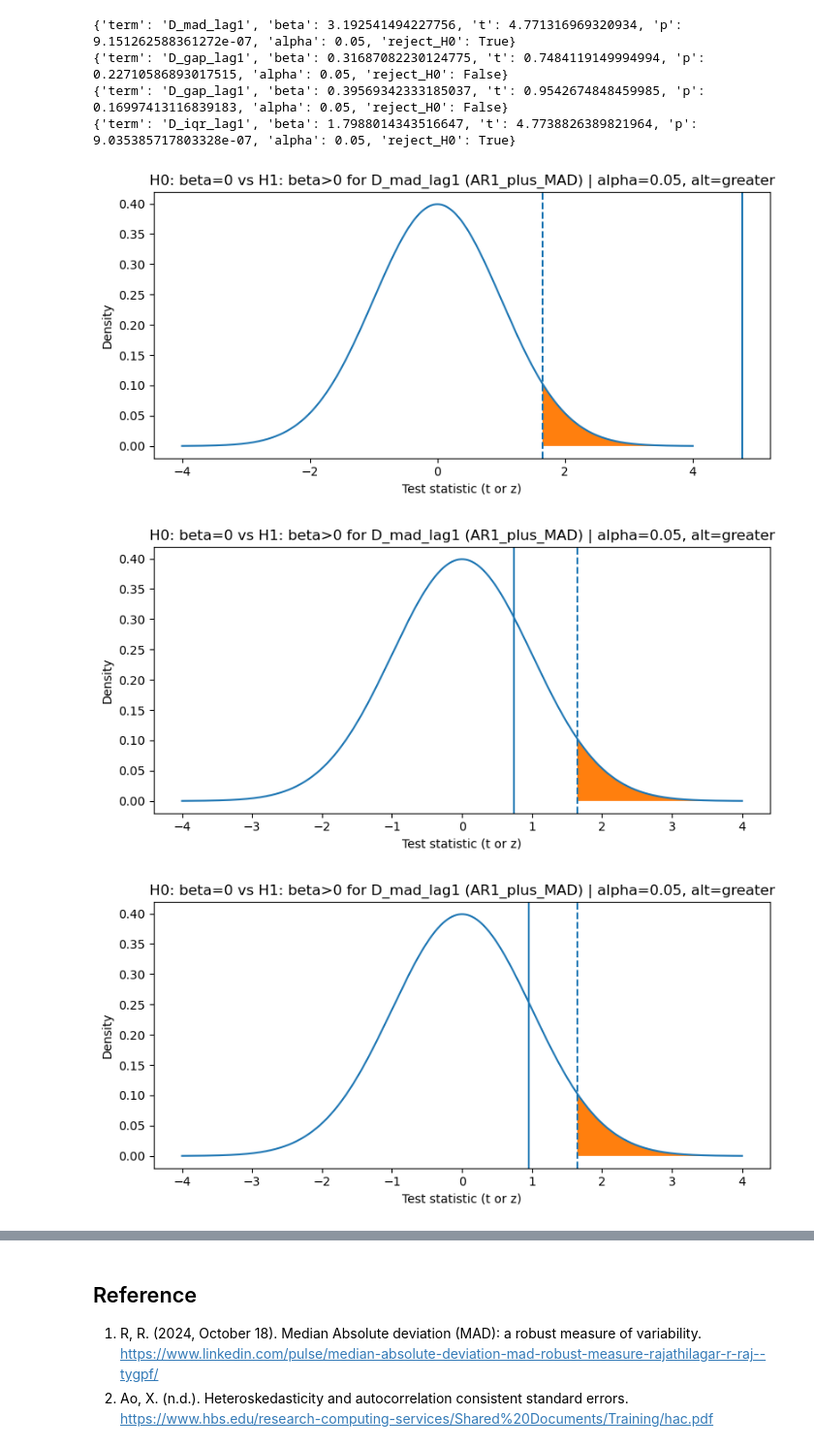
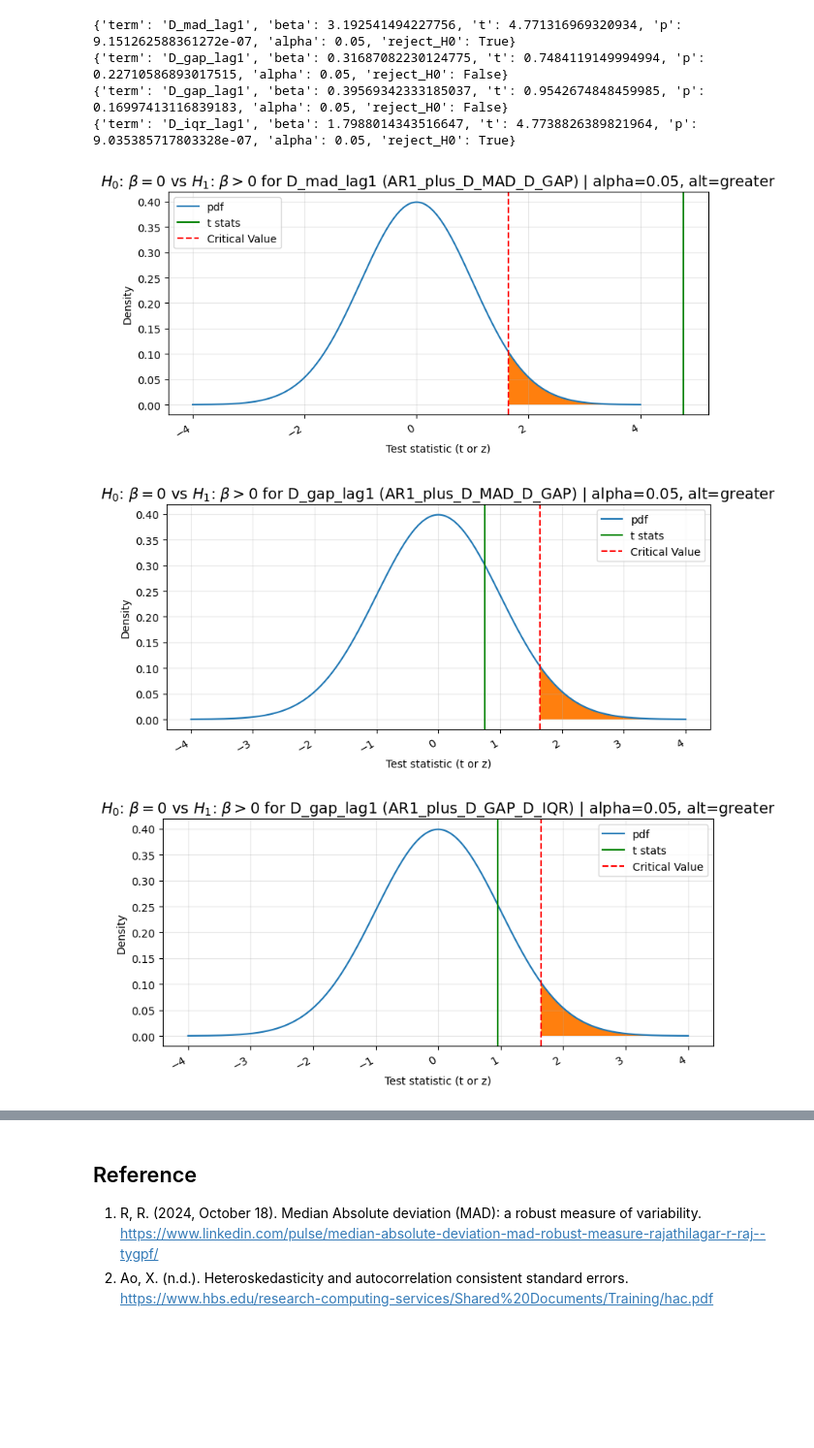
Before and after one commit to arkdong/SDA25_Group11, a Jupyter notebook: notebook/RQ4.ipynb, the cells around one changed output, grey strips where cells are left out. Shown at 97% size. Saved outputs shown, nothing was run; the diff lists cells and outputs as text; code cells hidden in the pictures; blank space fills up the shorter version.

Commit message:
Add graph for hypohtesis test

```diff
--- a/notebook/RQ4.ipynb
+++ b/notebook/RQ4.ipynb
@@ -1081,49 +1081,51 @@ print(out2_2)
 # %%
 def plot_null_test_normal(t_stat, alpha=0.05, alternative="greater", title="Hypothesis test (normal approx)"):
     x = np.linspace(-4, 4, 1000)
     pdf = (1/np.sqrt(2*np.pi)) * np.exp(-0.5 * x**2)
-
+    from scipy.stats import norm
+    z_crit_two_tailed = norm.ppf(1 - alpha/2)
+    z_crit_one_tailed = norm.ppf(1 - alpha)
     # critical values
     if alternative == "two-sided":
-        crit = 1.959963984540054  # approx for alpha=0.05
+        crit = z_crit_two_tailed
         reject_left = x <= -crit
         reject_right = x >= crit
     elif alternative == "greater":
-        crit = 1.6448536269514722
+        crit = z_crit_one_tailed
         reject_left = np.zeros_like(x, dtype=bool)
         reject_right = x >= crit
     elif alternative == "less":
-        crit = 1.6448536269514722
+        crit = z_crit_one_tailed
         reject_left = x <= -crit
         reject_right = np.zeros_like(x, dtype=bool)
     else:
         raise ValueError("alternative must be 'two-sided', 'greater', or 'less'")
 
     plt.figure(figsize=(8, 4))
-    plt.plot(x, pdf)
+    plt.plot(x, pdf, label="pdf")
     plt.fill_between(x, 0, pdf, where=reject_left)
     plt.fill_between(x, 0, pdf, where=reject_right)
-    plt.axvline(t_stat)
-    plt.axvline(crit if alternative != "less" else -crit, linestyle="--")
+    plt.axvline(t_stat, color="green", label="t stats")
+    plt.axvline(crit if alternative != "less" else -crit, linestyle="--", color="red", label="Critical Value")
     if alternative == "two-sided":
-        plt.axvline(-crit, linestyle="--")
+        plt.axvline(-crit, linestyle="--", color="red", label="Critical Value")
 
-    plt.title(title + f" | alpha={alpha}, alt={alternative}")
-    plt.xlabel("Test statistic (t or z)")
-    plt.ylabel("Density")
-    plt.tight_layout()
-    plt.show()
+    apply_common_style(
+        title=title + f" | alpha={alpha}, alt={alternative}",
+        xlabel="Test statistic (t or z)",
+        ylabel="Density",
+    )
 
 # Use the t-stat from the same coefficient test you ran
 plot_null_test_normal(out1_1["t"], alpha=0.05, alternative="greater",
-                      title="H0: beta=0 vs H1: beta>0 for D_mad_lag1 (AR1_plus_MAD)")
+                      title=r"$H_0$: $\beta=0$ vs $H_1$: $\beta>0$ for D_mad_lag1 (AR1_plus_D_MAD_D_GAP)")
 plot_null_test_normal(out1_2["t"], alpha=0.05, alternative="greater",
-                      title="H0: beta=0 vs H1: beta>0 for D_mad_lag1 (AR1_plus_MAD)")
+                      title=r"$H_0$: $\beta=0$ vs $H_1$: $\beta>0$ for D_gap_lag1 (AR1_plus_D_MAD_D_GAP)")
 plot_null_test_normal(out2_1["t"], alpha=0.05, alternative="greater",
-                      title="H0: beta=0 vs H1: beta>0 for D_mad_lag1 (AR1_plus_MAD)")
+                      title=r"$H_0$: $\beta=0$ vs $H_1$: $\beta>0$ for D_gap_lag1 (AR1_plus_D_GAP_D_IQR)")
 plot_null_test_normal(out2_2["t"], alpha=0.05, alternative="greater",
-                      title="H0: beta=0 vs H1: beta>0 for D_mad_lag1 (AR1_plus_MAD)")
+                      title=r"$H_0$: $\beta=0$ vs $H_1$: $\beta>0$ for D_iqr_lag1 (AR1_plus_D_GAP_D_IQR)")
 # %% [output]
-[figure, old version]
+[figure, new version]
-[figure, old version]
+[figure, new version]
-[figure, old version]
+[figure, new version]
```
Also changed, not shown: parts of 2 cells of this notebook.
